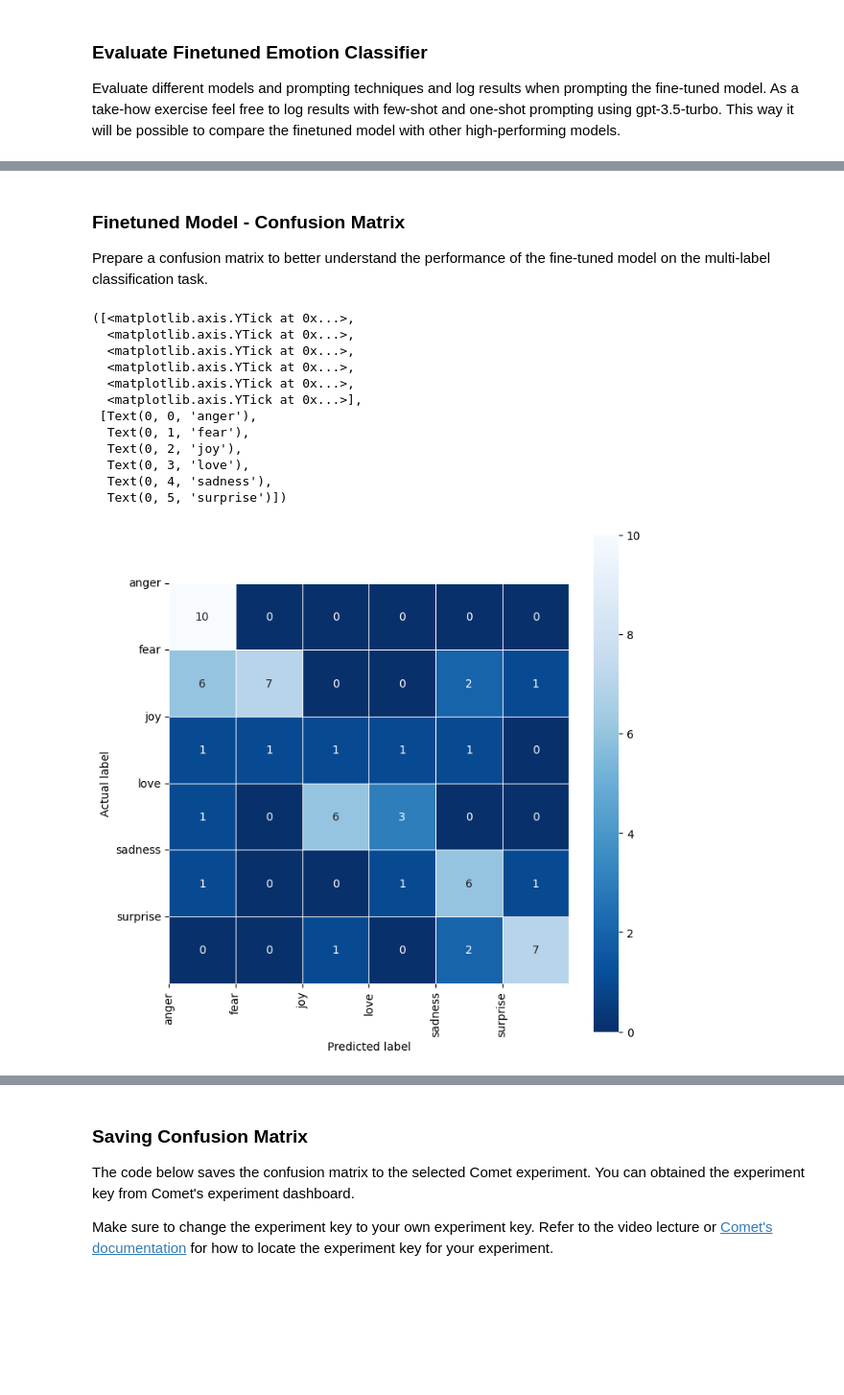
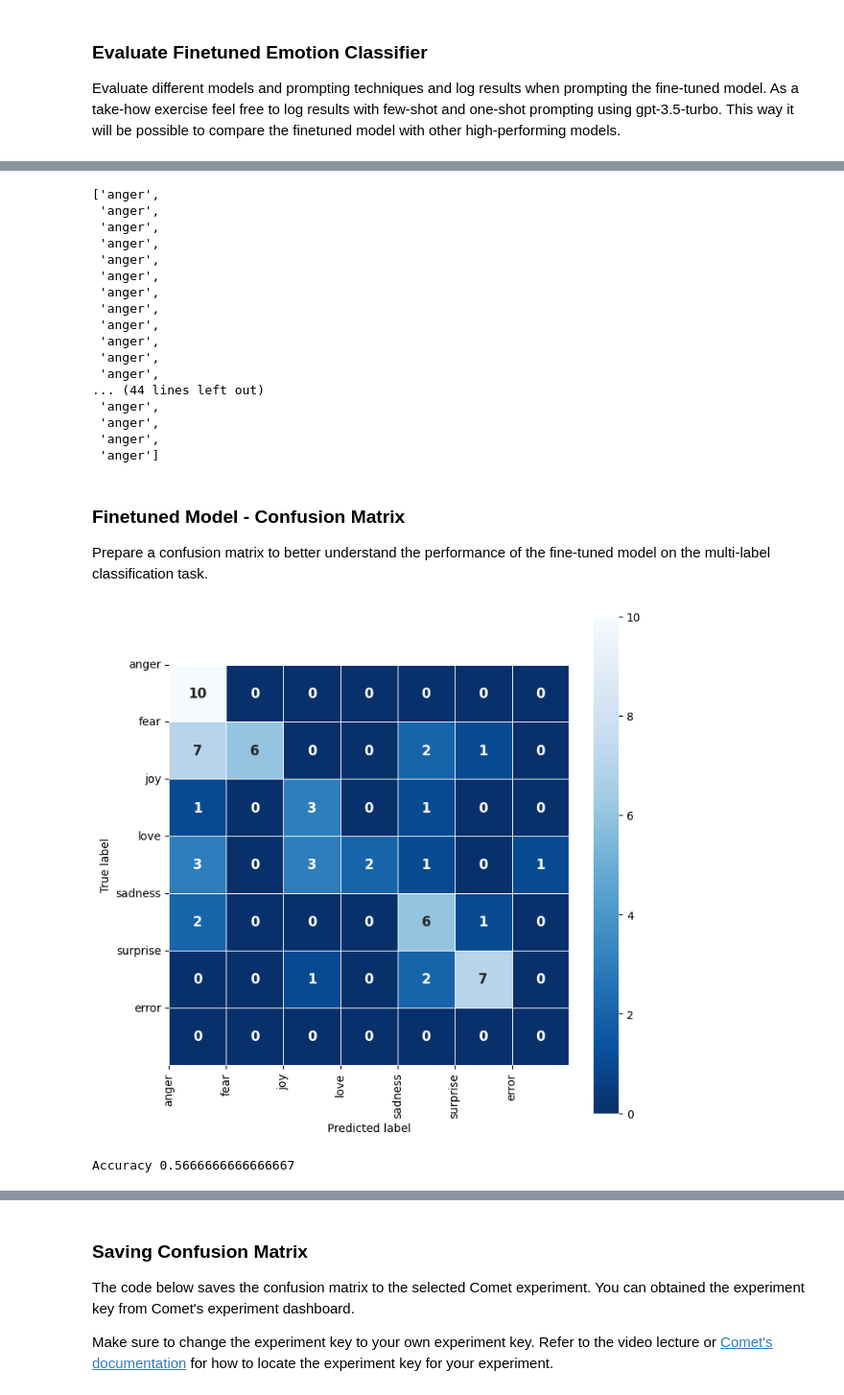
Before and after one commit to gonzaq94/llm_tutorials, a Jupyter notebook: notebooks/4_evaluation.ipynb, the cells around one changed output, grey strips where cells are left out. Shown at 96% size. Cells and saved outputs as stored; diff of their text form; code cells hidden in the pictures; blank space fills up the shorter version.

```diff
--- a/notebooks/4_evaluation.ipynb
+++ b/notebooks/4_evaluation.ipynb
@@ -104,3 +312,23 @@ Prompt logged to https://www.comet.com/omarsar/emotion-evaluation
+# %%
+bart_few_shot_completions
+# %% [output]
+['anger',
+ 'anger',
+ 'anger',
+ 'anger',
+ 'anger',
+ 'anger',
+ 'anger',
+ 'anger',
+ 'anger',
+ 'anger',
+ 'anger',
+ 'anger',
+... (44 lines left out)
+ 'anger',
+ 'anger',
+ 'anger',
+ 'anger']
 # %% [markdown]
 ### Finetuned Model - Confusion Matrix
 
@@ -115,51 +343,51 @@ import matplotlib.pyplot as plt
 # map completion labels to integers
 completion_map = {
     "anger": 0,
     "fear": 1,
     "joy": 2,
     "love": 3,
     "sadness": 4,
-    "surprise": 5
+    "surprise": 5,
+    "error": 6
 }
 
 # mapper back to string labels
 completion_map_string = {
     0: "anger",
     1: "fear",
     2: "joy",
     3: "love",
     4: "sadness",
-    5: "surprise"
+    5: "surprise",
+    6: "error"
 }
 
+# Convert completions to integers
 actual_completions_int = [completion_map[completion] for completion in actual_completions]
-finetuned_completions_int = [1 if completion == "nightmare" else completion_map[completion] for completion in finetuned_completions]
+finetuned_completions_int = [6 if completion == "E" else completion_map[completion] for completion in finetuned_completions]
 
+# Compute confusion matrix
 cm = confusion_matrix(actual_completions_int, finetuned_completions_int)
 
-# plot confusion matrix
+# Plot confusion matrix
 plt.figure(figsize=(8, 8))
-sns.heatmap(cm, annot=True, fmt=".0f", linewidths=0.5, square=True, cmap="Blues_r")
+sns.heatmap(cm, annot=True, fmt=".0f", linewidths=0.5, square=True, cmap="Blues_r",
+            annot_kws={"size": 12, "weight": 'bold', "ha": 'center', "va": 'center'})
 
-# add emotion labels to confusion matrix
-plt.ylabel("Actual label")
+# Add emotion labels to confusion matrix
+plt.ylabel("True label")
 plt.xlabel("Predicted label")
 
-# annotate the confusion matrix with completion labels
+# Annotate the confusion matrix with completion labels
 tick_marks = [i for i in range(len(completion_map_string))]
 plt.xticks(tick_marks, list(completion_map_string.values()), rotation="vertical")
 plt.yticks(tick_marks, list(completion_map_string.values()), rotation="horizontal")
+
+plt.show()
+
+# calculate accuracy
+acc = (np.array(actual_completions_int) == np.array(finetuned_completions_int)).sum() / len(actual_completions_int)
+print(f"Accuracy {acc}")
 # %% [output]
+[figure, new version]
-([<matplotlib.axis.YTick at 0x...>,
-  <matplotlib.axis.YTick at 0x...>,
-  <matplotlib.axis.YTick at 0x...>,
-  <matplotlib.axis.YTick at 0x...>,
-  <matplotlib.axis.YTick at 0x...>,
-  <matplotlib.axis.YTick at 0x...>],
- [Text(0, 0, 'anger'),
-  Text(0, 1, 'fear'),
-  Text(0, 2, 'joy'),
-  Text(0, 3, 'love'),
-  Text(0, 4, 'sadness'),
-  Text(0, 5, 'surprise')])
+Accuracy 0.5666666666666667
-[figure, old version]
```
Also changed, not shown: parts of 17 cells of this notebook.
